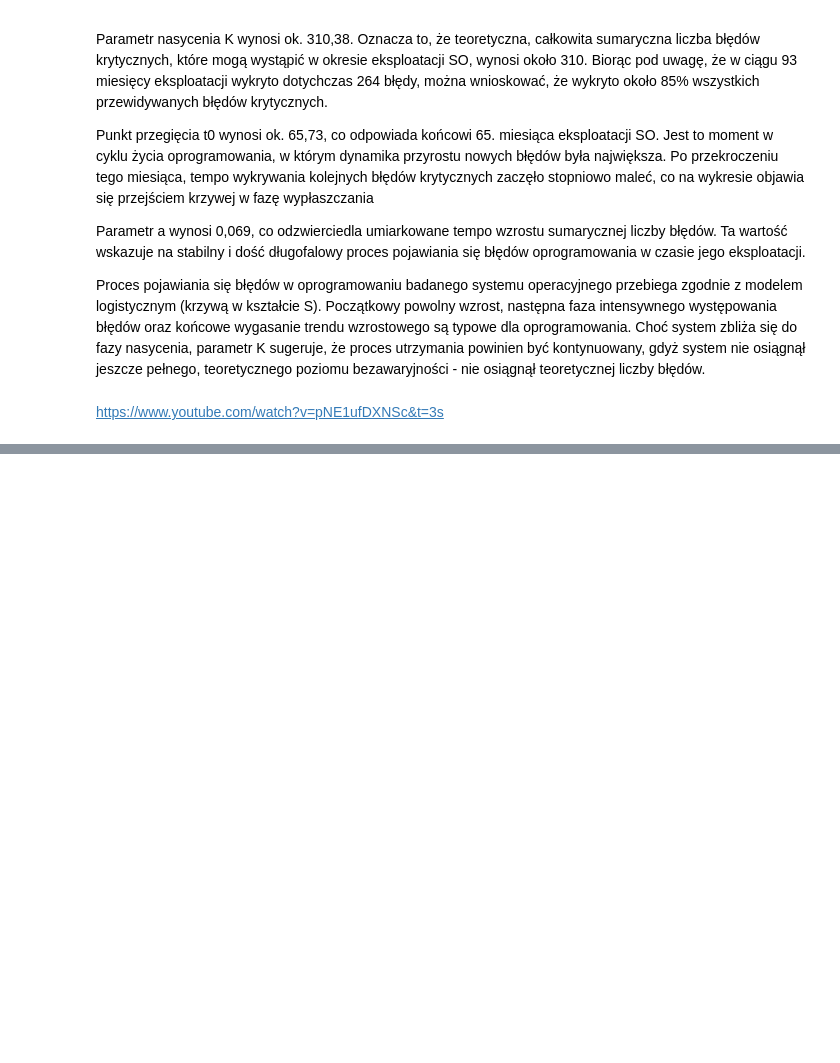
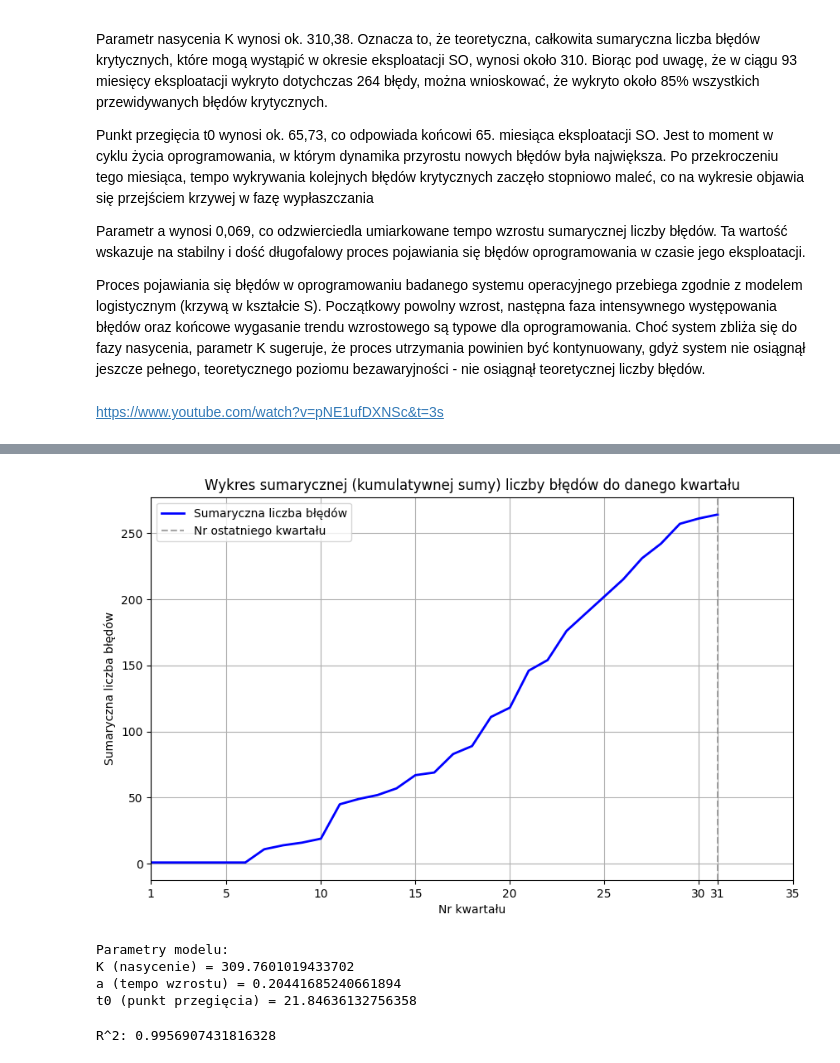
Before and after one commit to michal-slezak-dev/data-mining, a Jupyter notebook: LAB-2/zad-2-błędy-krytyczne/Lab-2-Zad-2-Michał-Ślęzak-Szymon-Oleśkiewicz.ipynb, the cells around one changed output, grey strips where cells are left out. Drawn from its saved outputs; the diff is of its cells as text; code cells hidden in the pictures; blank space fills up the shorter version.

```diff
--- a/LAB-2/zad-2-błędy-krytyczne/Lab-2-Zad-2-Michał-Ślęzak-Szymon-Oleśkiewicz.ipynb
+++ b/LAB-2/zad-2-błędy-krytyczne/Lab-2-Zad-2-Michał-Ślęzak-Szymon-Oleśkiewicz.ipynb
@@ -105,0 +114,11 @@ https://www.youtube.com/watch?v=pNE1ufDXNSc&t=3s
+# %%
+os_errors_df_quarterly = os_errors_df.copy()
+os_errors_df_quarterly["Nr kwartału"] = (os_errors_df["Nr miesiąca"] - 1) // 3 + 1
+os_errors_df_quarterly = os_errors_df_quarterly.groupby("Nr kwartału")["Liczba błędów"].sum().reset_index()
+
+# os_errors_df_quarterly
+os_errors_df_quarterly["Sb_t_Q"] = os_errors_df_quarterly["Liczba błędów"].cumsum()
+# os_errors_df_quarterly.sort_values(by=("Nr kwartału"), axis=1, inplace=True)
+
+print(len(os_errors_df_quarterly))
+os_errors_df_quarterly.head()
@@ -105,0 +133,39 @@ https://www.youtube.com/watch?v=pNE1ufDXNSc&t=3s
+# %%
+t_Q = os_errors_df_quarterly["Nr kwartału"].values
+Sb_t_Q = os_errors_df_quarterly['Sb_t_Q'].values
+# %%
+plt.figure(figsize=(10, 6))
+plt.plot(t_Q, Sb_t_Q, color='blue', linewidth=2, label='Sumaryczna liczba błędów')
+plt.title('Wykres sumarycznej (kumulatywnej sumy) liczby błędów do danego kwartału')
+plt.xlabel('Nr kwartału')
+plt.ylabel('Sumaryczna liczba błędów')
+plt.xlim(1, 32)
+xticks = plt.xticks()[0].tolist()
+xticks = [x for x in xticks if x >= 1]
+if 31 not in xticks:
+    xticks.append(31)
+if 1 not in xticks:
+    xticks.append(1)
+plt.xticks(xticks)
+plt.axvline(31, linestyle='--', color='gray', alpha=0.7, label='Nr ostatniego kwartału')
+plt.legend()
+plt.grid(True)
+plt.show()
+# %% [output]
+[figure, added]
+# %%
+p0 = [max(Sb_t_Q), 1.0, np.median(t_Q)]
+
+popt, pcov = curve_fit(logistic_function, t_Q, Sb_t_Q, p0 = p0)
+K_opt, a_opt, t0_opt = popt
+
+print(f"Parametry modelu:\nK (nasycenie) = {K_opt}\na (tempo wzrostu) = {a_opt}\nt0 (punkt przegięcia) = {t0_opt}")
+# %% [output]
+Parametry modelu:
+K (nasycenie) = 309.7601019433702
+a (tempo wzrostu) = 0.20441685240661894
+t0 (punkt przegięcia) = 21.84636132756358
+# %%
+print(f"R^2: {calculate_r_squared(logistic_function(t_Q, *popt), Sb_t_Q)}")
+# %% [output]
+R^2: 0.9956907431816328
```
Also changed, not shown: parts of 20 cells of this notebook, 9 other files.
